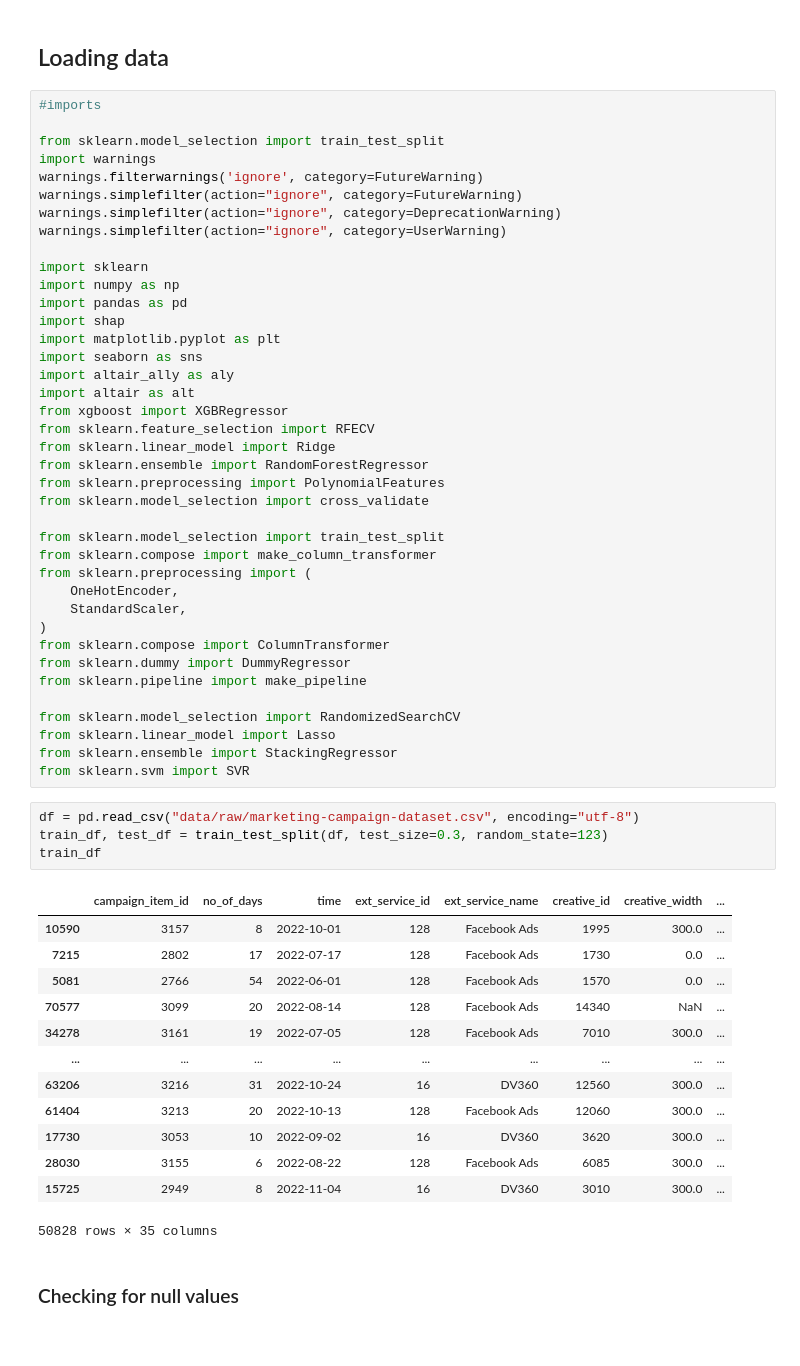
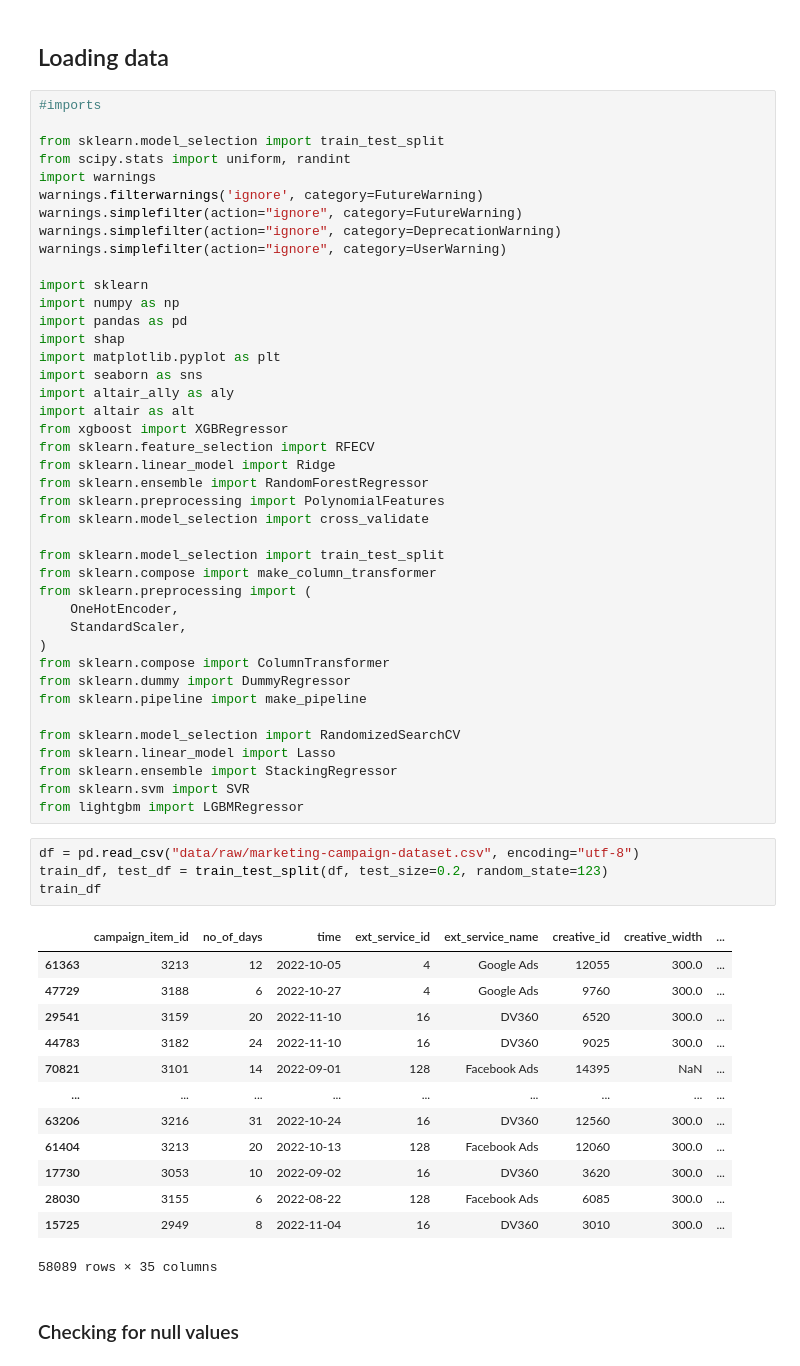
Before and after one commit to atabak-alishiri/marketing-campaign-predictor, a Jupyter notebook: analysis.ipynb, the cells around one changed output. Cells and saved outputs as stored; diff of their text form.

```diff
--- a/analysis.ipynb
+++ b/analysis.ipynb
@@ -4,6 +4,7 @@
 #imports
 
 from sklearn.model_selection import train_test_split
+from scipy.stats import uniform, randint
 import warnings
 warnings.filterwarnings('ignore', category=FutureWarning)
 warnings.simplefilter(action="ignore", category=FutureWarning)
@@ -39,24 +40,25 @@ from sklearn.model_selection import RandomizedSearchCV
 from sklearn.linear_model import Lasso
 from sklearn.ensemble import StackingRegressor
 from sklearn.svm import SVR
+from lightgbm import LGBMRegressor
 # %%
 df = pd.read_csv("data/raw/marketing-campaign-dataset.csv", encoding="utf-8")
-train_df, test_df = train_test_split(df, test_size=0.3, random_state=123)
+train_df, test_df = train_test_split(df, test_size=0.2, random_state=123)
 train_df
 # %% [output]
 |  | campaign_item_id | no_of_days | time | ext_service_id | ext_service_name | creative_id | creative_width | ... |
-| 10590 | 3157 | 8 | 2022-10-01 | 128 | Facebook Ads | 1995 | 300.0 | ... |
-| 7215 | 2802 | 17 | 2022-07-17 | 128 | Facebook Ads | 1730 | 0.0 | ... |
-| 5081 | 2766 | 54 | 2022-06-01 | 128 | Facebook Ads | 1570 | 0.0 | ... |
-| 70577 | 3099 | 20 | 2022-08-14 | 128 | Facebook Ads | 14340 | NaN | ... |
-| 34278 | 3161 | 19 | 2022-07-05 | 128 | Facebook Ads | 7010 | 300.0 | ... |
+| 61363 | 3213 | 12 | 2022-10-05 | 4 | Google Ads | 12055 | 300.0 | ... |
+| 47729 | 3188 | 6 | 2022-10-27 | 4 | Google Ads | 9760 | 300.0 | ... |
+| 29541 | 3159 | 20 | 2022-11-10 | 16 | DV360 | 6520 | 300.0 | ... |
+| 44783 | 3182 | 24 | 2022-11-10 | 16 | DV360 | 9025 | 300.0 | ... |
+| 70821 | 3101 | 14 | 2022-09-01 | 128 | Facebook Ads | 14395 | NaN | ... |
 | ... | ... | ... | ... | ... | ... | ... | ... | ... |
 | 63206 | 3216 | 31 | 2022-10-24 | 16 | DV360 | 12560 | 300.0 | ... |
 | 61404 | 3213 | 20 | 2022-10-13 | 128 | Facebook Ads | 12060 | 300.0 | ... |
 | 17730 | 3053 | 10 | 2022-09-02 | 16 | DV360 | 3620 | 300.0 | ... |
 | 28030 | 3155 | 6 | 2022-08-22 | 128 | Facebook Ads | 6085 | 300.0 | ... |
 | 15725 | 2949 | 8 | 2022-11-04 | 16 | DV360 | 3010 | 300.0 | ... |
-50828 rows × 35 columns
+58089 rows × 35 columns
 # %% [markdown]
 ### Checking for null values
 # %%
```
Also changed, not shown: parts of 38 cells of this notebook.
